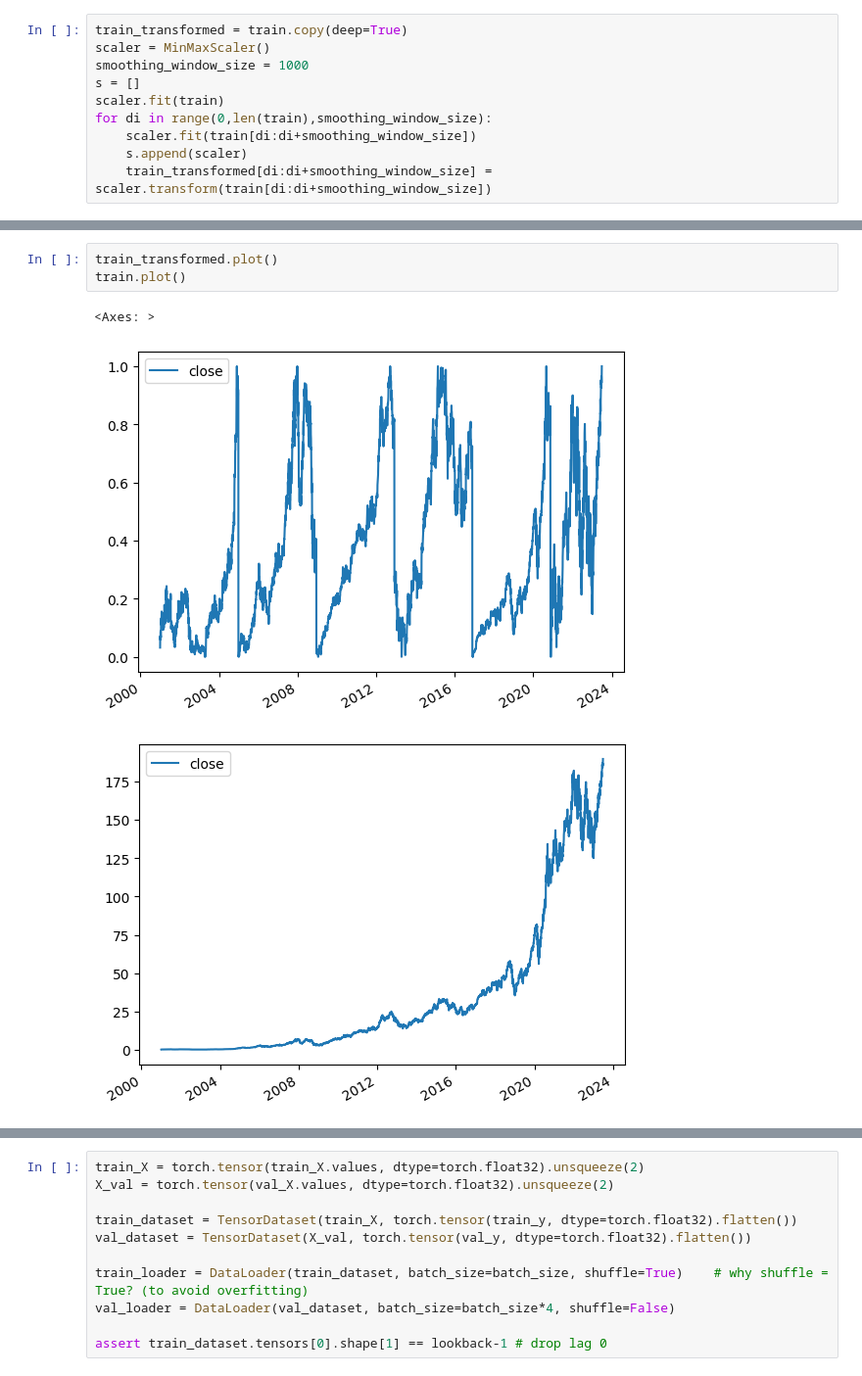
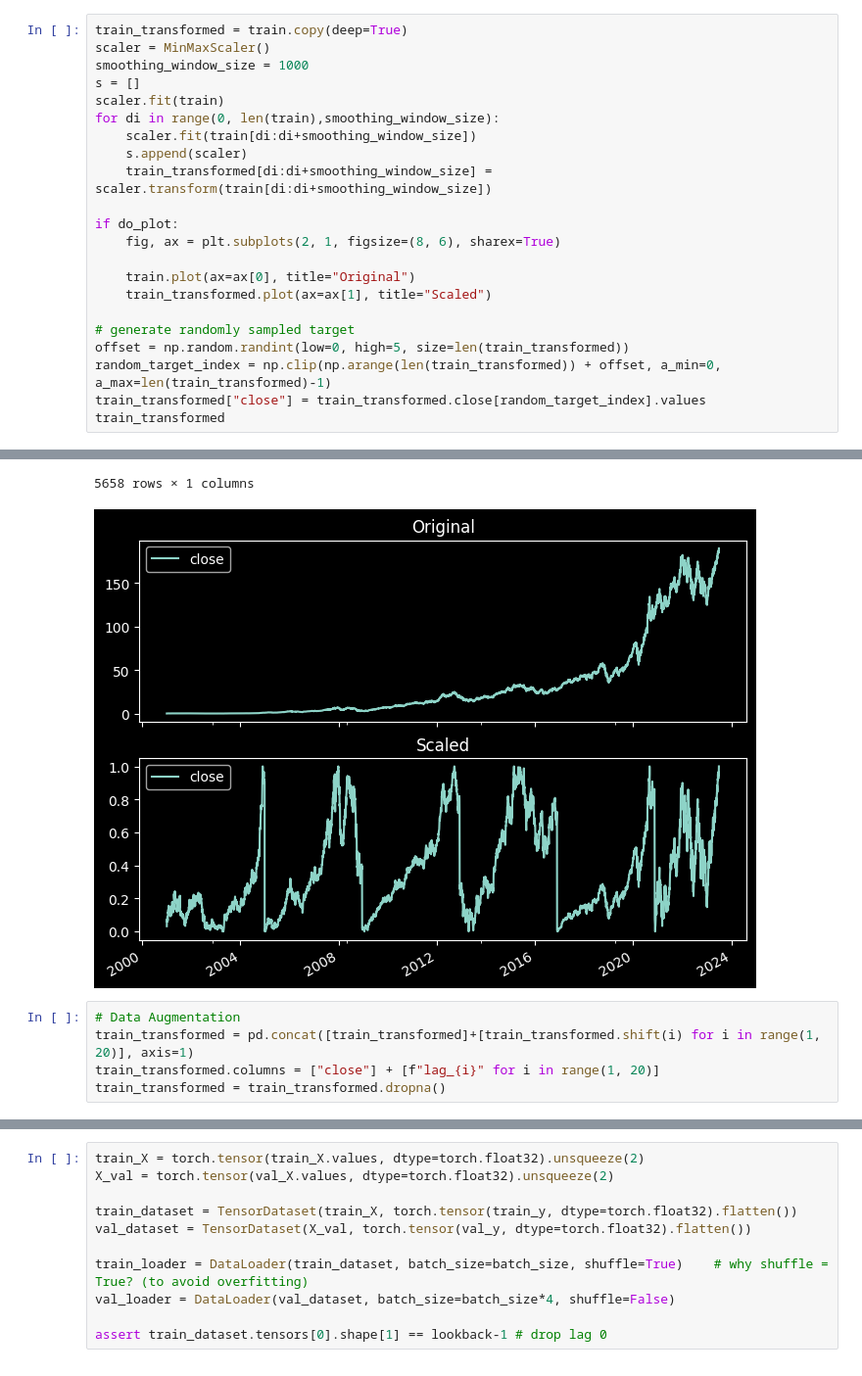
Before and after one commit to holajoa/fin-proj, a Jupyter notebook: lstm2.ipynb, the cells around one changed output, grey strips where cells are left out. Shown at 98% size. Saved outputs shown, nothing was run; the diff lists cells and outputs as text.

```diff
--- a/lstm2.ipynb
+++ b/lstm2.ipynb
@@ -58,7 +69,20 @@ scaler = MinMaxScaler()
 smoothing_window_size = 1000
 s = []
 scaler.fit(train)
-for di in range(0,len(train),smoothing_window_size):
+for di in range(0, len(train),smoothing_window_size):
     scaler.fit(train[di:di+smoothing_window_size])
     s.append(scaler)
     train_transformed[di:di+smoothing_window_size] = scaler.transform(train[di:di+smoothing_window_size])
+
+if do_plot:
+    fig, ax = plt.subplots(2, 1, figsize=(8, 6), sharex=True)
+
+    train.plot(ax=ax[0], title="Original")
+    train_transformed.plot(ax=ax[1], title="Scaled")
+
+# generate randomly sampled target
+offset = np.random.randint(low=0, high=5, size=len(train_transformed))
+random_target_index = np.clip(np.arange(len(train_transformed)) + offset, a_min=0, a_max=len(train_transformed)-1)
+train_transformed["close"] = train_transformed.close[random_target_index].values
+train_transformed
+# %% [output]
@@ -65,7 +101,7 @@ for di in range(0,len(train),smoothing_window_size):
+5658 rows × 1 columns
+[figure, added]
-# %%
-train_transformed.plot()
-train.plot()
-# %% [output]
-<Axes: >
-[figure, removed]
-[figure, removed]
+# %%
+# Data Augmentation
+train_transformed = pd.concat([train_transformed]+[train_transformed.shift(i) for i in range(1, 20)], axis=1)
+train_transformed.columns = ["close"] + [f"lag_{i}" for i in range(1, 20)]
+train_transformed = train_transformed.dropna()
```
Also changed, not shown: parts of 17 cells of this notebook.
